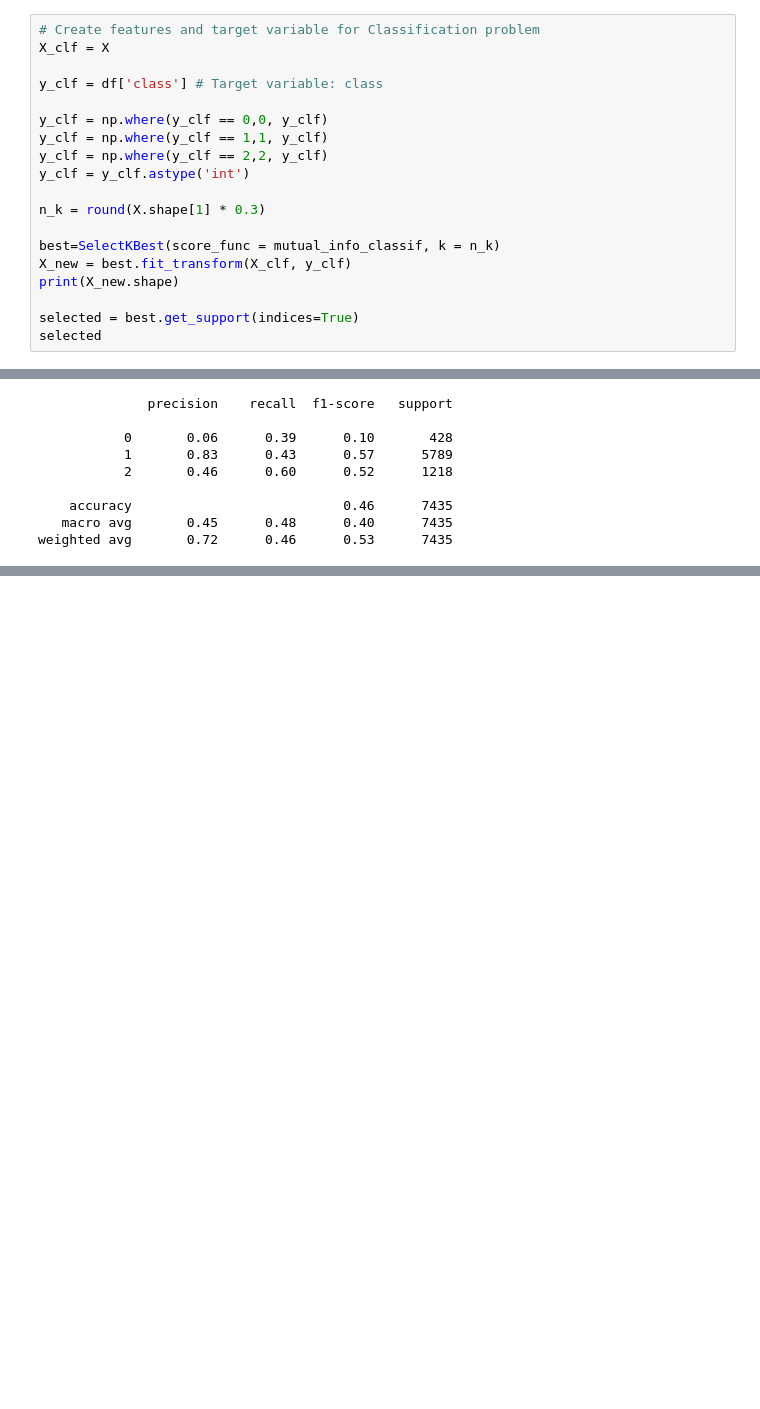
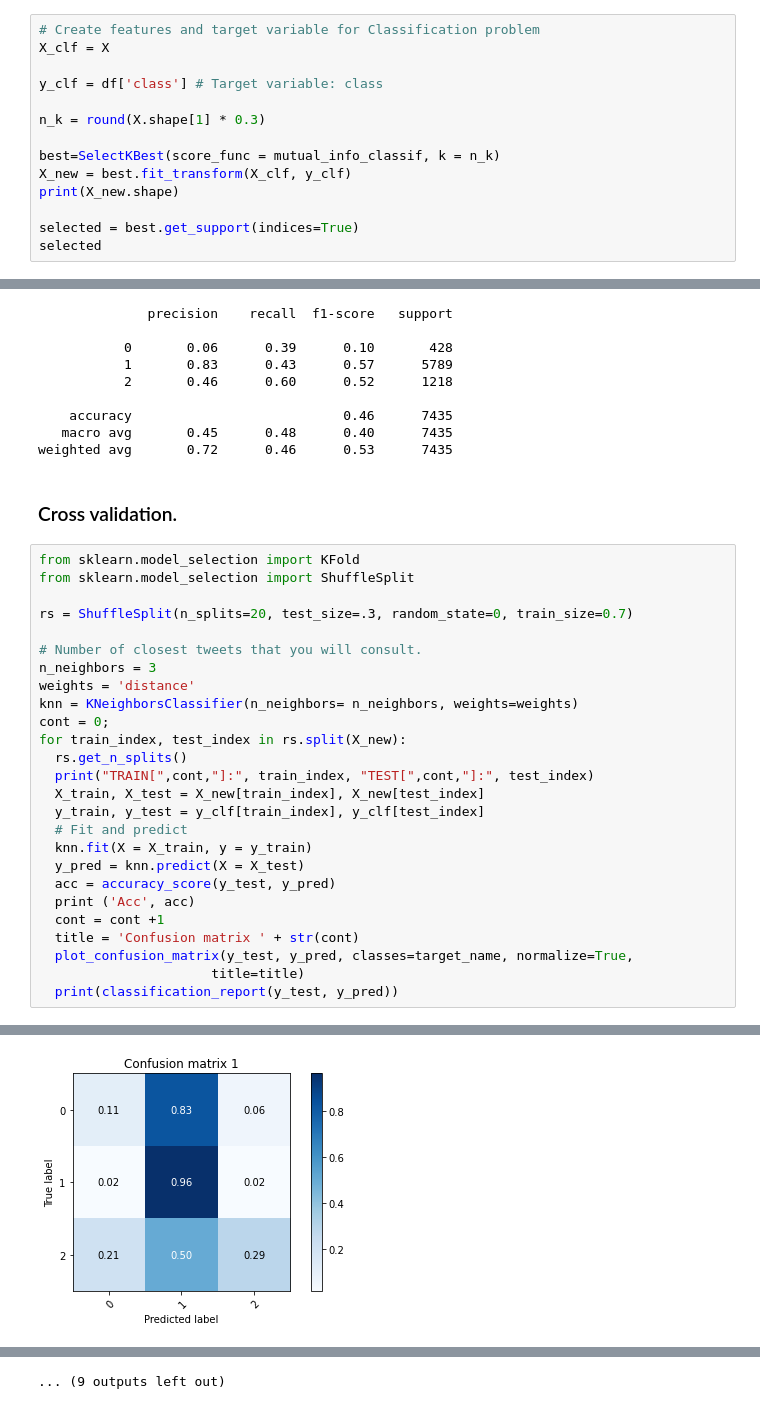
Before and after one commit to sergiobm3/ESI_MachineLearning, a Jupyter notebook: TFIDF.ipynb, the cells around one changed output, grey strips where cells are left out. Drawn from its saved outputs; the diff is of its cells as text; blank space fills up the shorter version.

```diff
--- a/TFIDF.ipynb
+++ b/TFIDF.ipynb
@@ -95,11 +95,6 @@ To carry out the selection of characteristics, the selectKBest function will be
 X_clf = X
 
 y_clf = df['class'] # Target variable: class
-
-y_clf = np.where(y_clf == 0,0, y_clf)
-y_clf = np.where(y_clf == 1,1, y_clf)
-y_clf = np.where(y_clf == 2,2, y_clf)
-y_clf = y_clf.astype('int')
 
 n_k = round(X.shape[1] * 0.3)
 
@@ -283,3 +253,32 @@ print(classification_report(y_test, y_pred))
     accuracy                           0.46      7435
    macro avg       0.45      0.48      0.40      7435
 weighted avg       0.72      0.46      0.53      7435
+# %% [markdown]
+### Cross validation.
+# %%
+from sklearn.model_selection import KFold
+from sklearn.model_selection import ShuffleSplit
+
+rs = ShuffleSplit(n_splits=20, test_size=.3, random_state=0, train_size=0.7)
+
+# Number of closest tweets that you will consult.
+n_neighbors = 3
+weights = 'distance'
+knn = KNeighborsClassifier(n_neighbors= n_neighbors, weights=weights)
+cont = 0;
+for train_index, test_index in rs.split(X_new):
+  rs.get_n_splits()
+  print("TRAIN[",cont,"]:", train_index, "TEST[",cont,"]:", test_index)
+  X_train, X_test = X_new[train_index], X_new[test_index]
+  y_train, y_test = y_clf[train_index], y_clf[test_index]
+  # Fit and predict
+  knn.fit(X = X_train, y = y_train)
+  y_pred = knn.predict(X = X_test)
+  acc = accuracy_score(y_test, y_pred)
+  print ('Acc', acc)
+  cont = cont +1
+  title = 'Confusion matrix ' + str(cont)
+  plot_confusion_matrix(y_test, y_pred, classes=target_name, normalize=True,
+                      title=title)
+  print(classification_report(y_test, y_pred))
+# %% [output]
@@ -285,0 +302 @@ weighted avg       0.72      0.46      0.53      7435
+[figure, added]
@@ -285,0 +313 @@ weighted avg       0.72      0.46      0.53      7435
+... (9 outputs left out)
```
Also changed, not shown: parts of 6 cells of this notebook.
